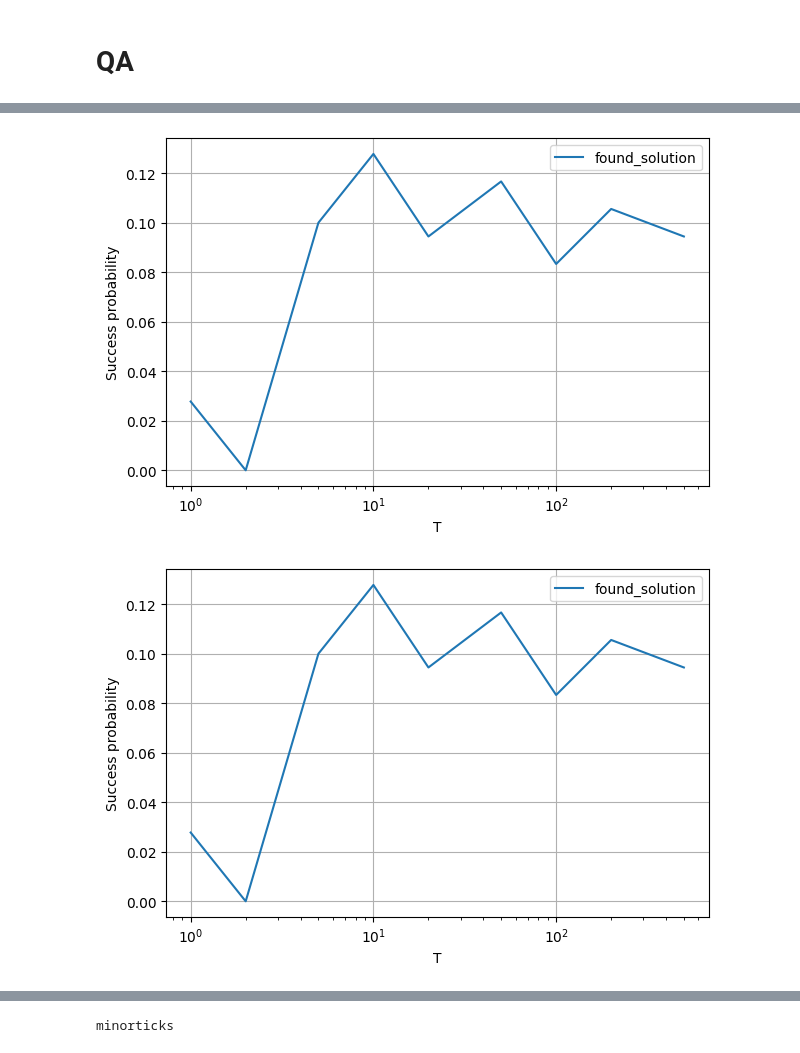
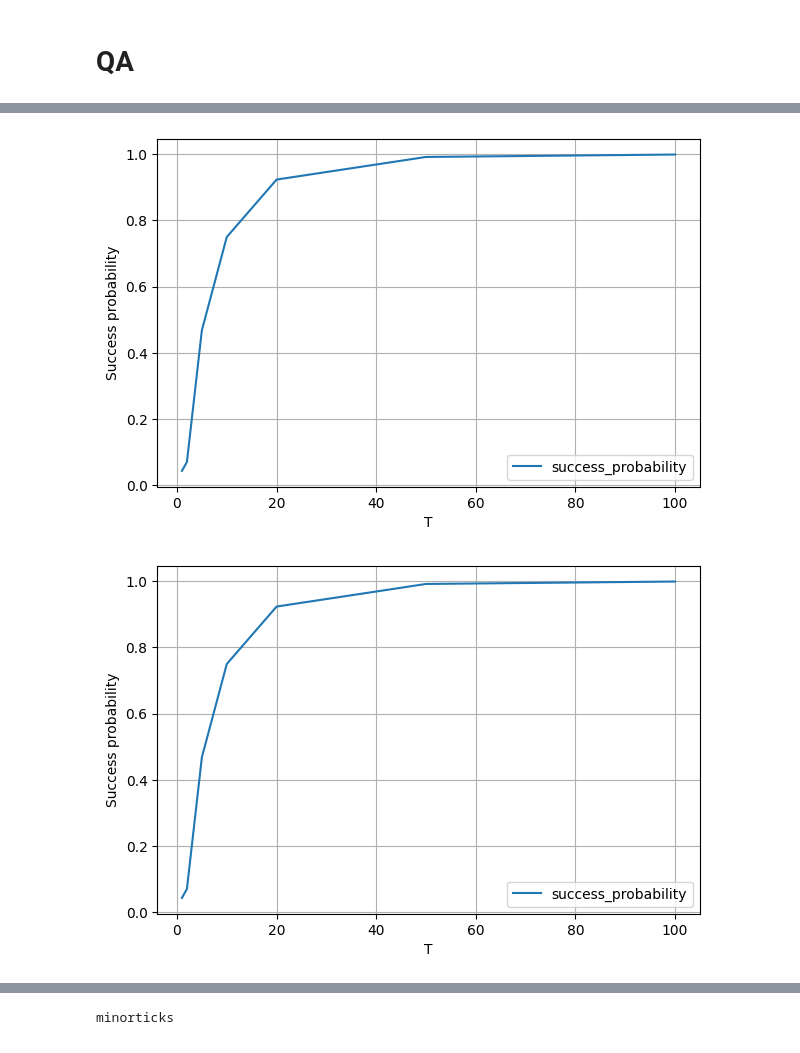
Before and after one commit to AlenLeban/KvantneKlike, a Jupyter notebook: visualize.ipynb, the cells around one changed output, grey strips where cells are left out. Saved outputs shown, nothing was run; the diff lists cells and outputs as text; code cells hidden in the pictures.

```diff
--- a/visualize.ipynb
+++ b/visualize.ipynb
@@ -384,7 +391,7 @@ plot_success_prob_for_var("benchmarkResults/qa_qutip_results_kclique_b_n.json",
 # %%
-plot_success_prob_for_var("benchmarkResults/qa_qutip_results_kclique_T.json", ["T"],
-                          plots=["found_solution"], yscale="linear", xscale="log", ylim=None)
+plot_success_prob_for_var("benchmarkResults/qa_qutip_results_kclique_T4.json", ["T"],
+                          plots=["success_probability"], interpret_solution=["number"], yscale="linear", xscale="linear", ylim=None)
 # %% [output]
-[figure, old version]
+[figure, new version]
-[figure, old version]
+[figure, new version]
 # %%
```
Also changed, not shown: parts of 4 cells of this notebook, 17 other files.
